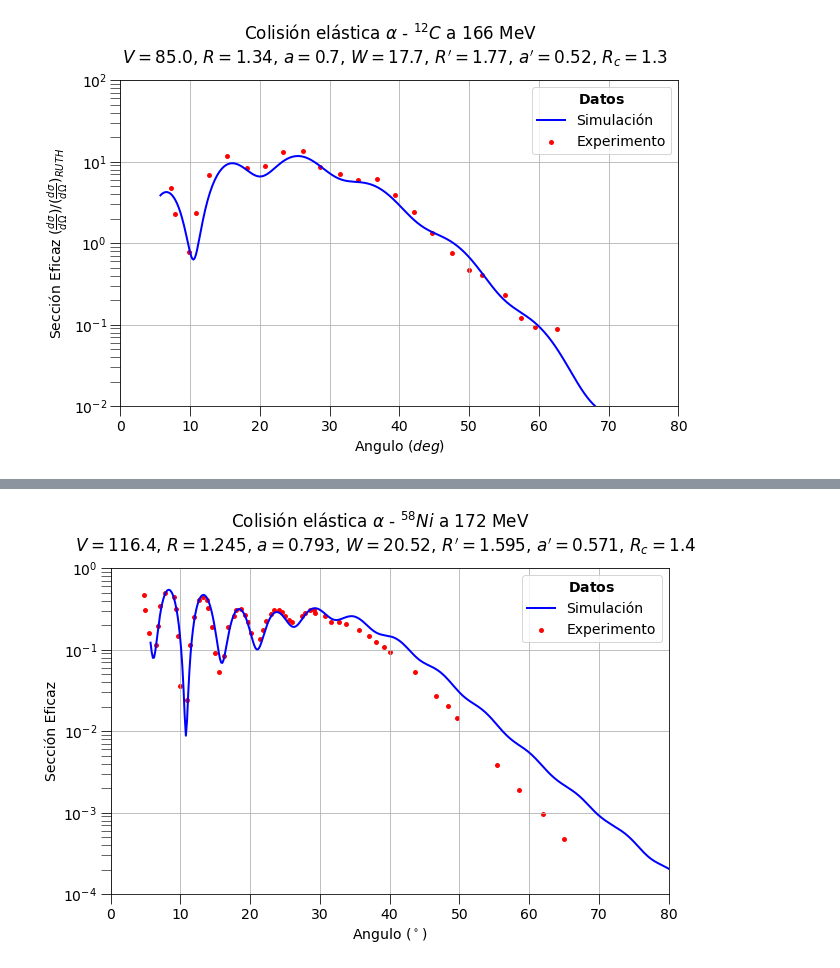
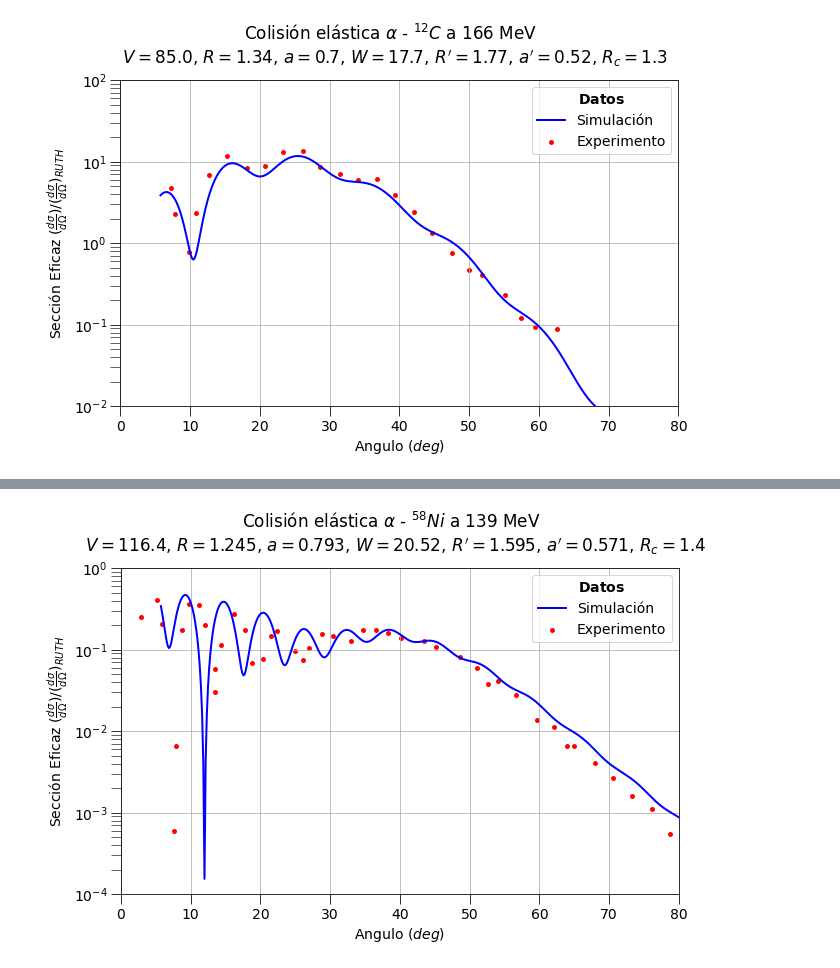
Before and after one commit to jsmojicaj/12C-alpha, a Jupyter notebook: Codigos/SeccionNuclear_alfa_12C.ipynb, the cells around one changed output, grey strips where cells are left out. Drawn from its saved outputs; the diff is of its cells as text; code cells hidden in the pictures.

Commit message:
mas plots

```diff
--- a/Codigos/SeccionNuclear_alfa_12C.ipynb
+++ b/Codigos/SeccionNuclear_alfa_12C.ipynb
@@ -167,7 +167,7 @@ def Function(Ab=12,Zb=6,Ap=4,Zp=2,E=139,parametros=[108.1, 1.22, 0.76, 16.9, 1.8
     theta = np.linspace(0.1,np.pi/2,500)
     seccion = potencial.Seccion(theta)
 
-    Plot(theta, seccion, r'Colisión elástica $\alpha$ - $^{'+str(Ab)+'}'+element+'$ a {0} MeV'.format(alpha.E), ylim, parametros, Datos, element+str(E))
+    Plot(theta, seccion, r'Colisión elástica $\alpha$ - $^{'+str(Ab)+'}'+element+'$ a {0} MeV'.format(alpha.E), ylim, parametros, Datos, element+str(int(E)))
 # %% [markdown]
 # Resultados
 # %% [markdown]
@@ -190,5 +200,5 @@ Function(Ab=12, Zb=6, Ap=4, Zp=2, E=166, parametros=[85.0, 1.34, 0.70, 17.7, 1.7
 # %%
-Datos172Ni = np.loadtxt('./Datos/Datos172Ni.txt')[:,0:2]
-Function(Ab=58, Zb=28, Ap=4, Zp=2, E=172, parametros=[116.4, 1.245, 0.793, 20.52, 1.595, 0.571, 1.4], Datos=Datos172Ni, ylim=(0.0001,1), element='Ni')
+Datos58Ni139MeV = np.loadtxt('./Datos/Datos58Ni139MeV.txt')[:,0:2]
+Function(Ab=58, Zb=28, Ap=4, Zp=2, E=139, parametros=[116.4, 1.245, 0.793, 20.52, 1.595, 0.571, 1.4], Datos=Datos58Ni139MeV, ylim=(0.0001,1), element='Ni')
 # %% [output]
-[figure, old version]
+[figure, new version]
```
Also changed, not shown: parts of 11 cells of this notebook, 14 other files.
